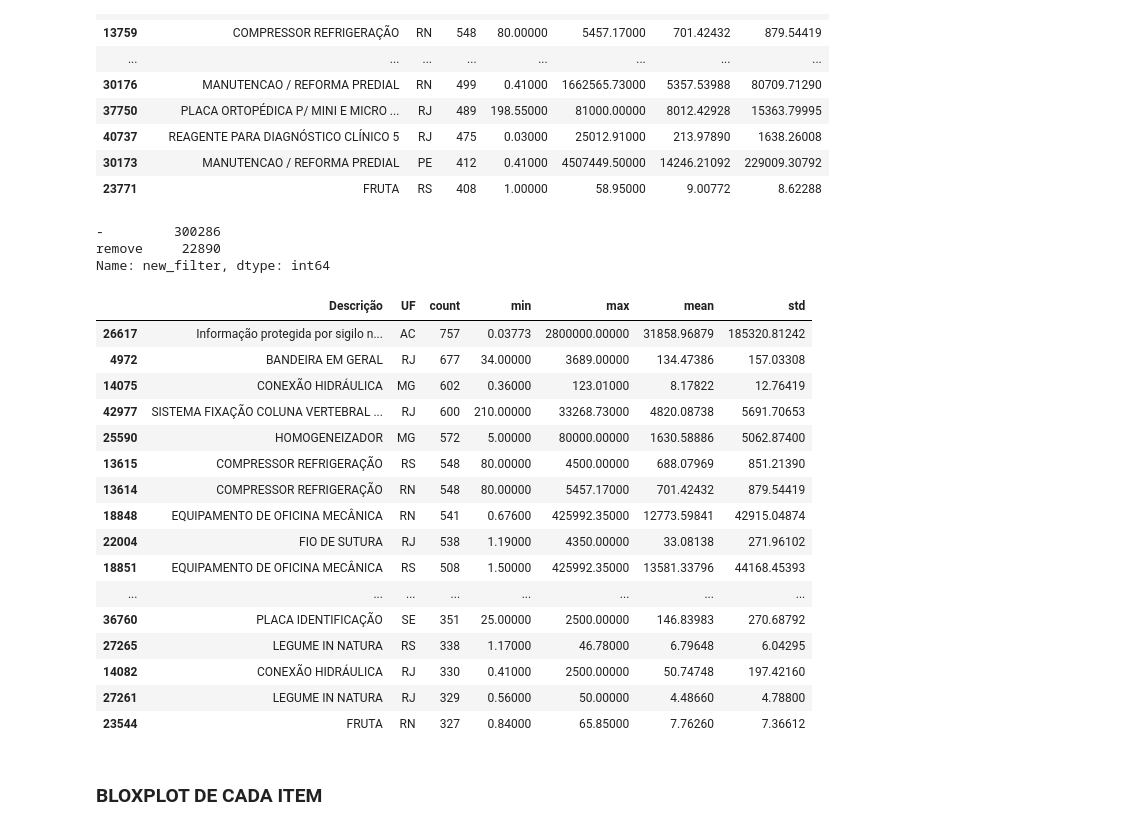
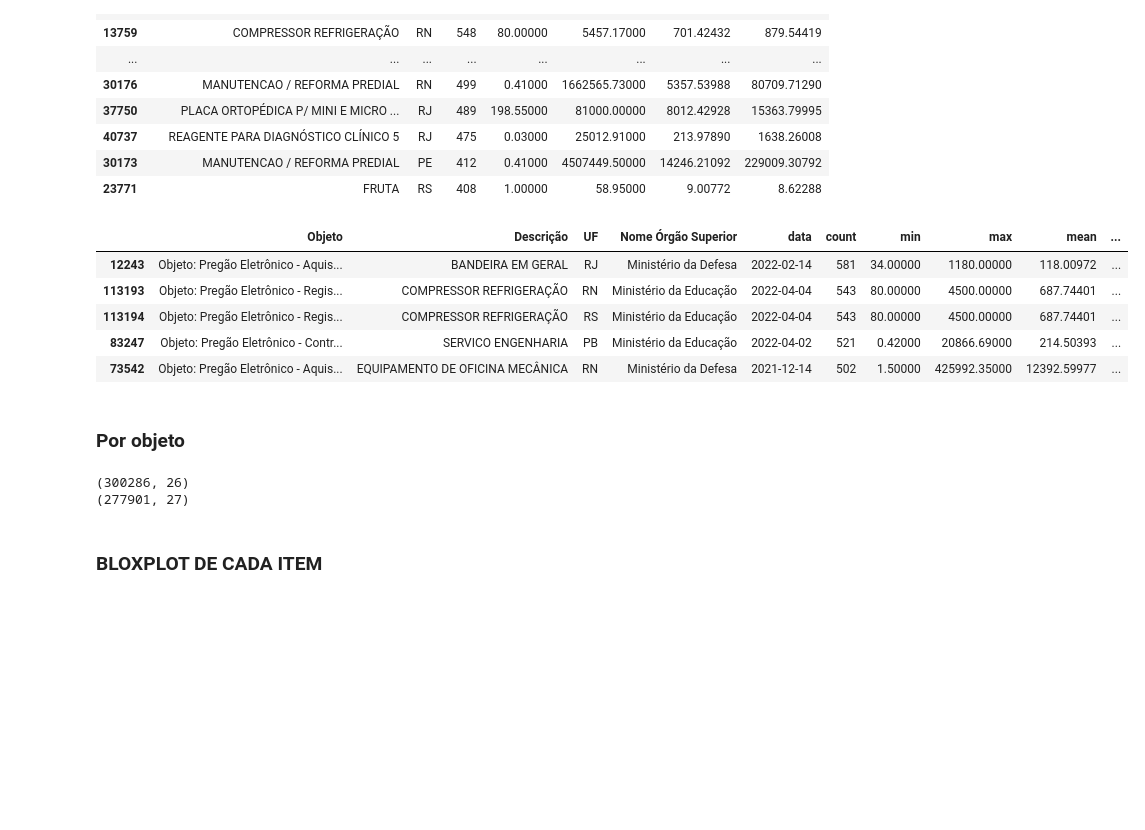
Before and after one commit to ednaelxd/public_bidding, a Jupyter notebook: notebooks/02_abordagem_estatistica_polido.ipynb, the cells around one changed output. Drawn from its saved outputs; the diff is of its cells as text; code cells hidden in the pictures; blank space fills up the shorter version.

```diff
--- a/notebooks/02_abordagem_estatistica_polido.ipynb
+++ b/notebooks/02_abordagem_estatistica_polido.ipynb
@@ -3,7 +3,7 @@ import pandas as pd
 import numpy as np
 from matplotlib import pyplot as plt
 # %%
-df = pd.read_csv('..\data_processed\dados_merge.csv',index_col=[0])
+df = pd.read_csv('..\data\dados_merge.zip',compression='zip',index_col=[0])
 # %%
 df.drop(['Código UG_y',
 'Nome UG_y',
@@ -75,35 +81,22 @@ range1[0:20]
 # %%
 from remove_itens import define_obra
 df['new_filter'] = define_obra(df)
-# %%
-df['new_filter'].value_counts()
-# %% [output]
--         300286
-remove     22890
-Name: new_filter, dtype: int64
+# %%
+df_filter1 = df[df['new_filter']=='-']
 # %%
-agrup = df[(df['Obras']=='Compras/Servicos') & (df['new_filter']=='-')].groupby(['Descrição','UF']).agg({'valor_individual':['count','min','max','mean','std']})
+agrup = df_filter1.groupby(['Objeto','Descrição','UF','Nome Órgão Superior','data']).agg({'valor_individual':['count','min','max','mean','std']})
 agrup = pd.DataFrame(agrup['valor_individual']).reset_index(drop=False)
 agrup = agrup.sort_values(by='count',ascending=False)
 
-range1 = agrup[(agrup['mean']!=0) & (agrup['count']>=10)]
+range1 = agrup[(agrup['mean']!=0)]
 range1 = range1.sort_values(by='count',ascending=False)
-range1[0:20]
+range1.head()
 # %% [output]
-|  | Descrição | UF | count | min | max | mean | std |
-| 26617 | Informação protegida por sigilo n... | AC | 757 | 0.03773 | 2800000.00000 | 31858.96879 | 185320.81242 |
-| 4972 | BANDEIRA EM GERAL | RJ | 677 | 34.00000 | 3689.00000 | 134.47386 | 157.03308 |
-| 14075 | CONEXÃO HIDRÁULICA | MG | 602 | 0.36000 | 123.01000 | 8.17822 | 12.76419 |
-| 42977 | SISTEMA FIXAÇÃO COLUNA VERTEBRAL ... | RJ | 600 | 210.00000 | 33268.73000 | 4820.08738 | 5691.70653 |
-| 25590 | HOMOGENEIZADOR | MG | 572 | 5.00000 | 80000.00000 | 1630.58886 | 5062.87400 |
-| 13615 | COMPRESSOR REFRIGERAÇÃO | RS | 548 | 80.00000 | 4500.00000 | 688.07969 | 851.21390 |
-| 13614 | COMPRESSOR REFRIGERAÇÃO | RN | 548 | 80.00000 | 5457.17000 | 701.42432 | 879.54419 |
-| 18848 | EQUIPAMENTO DE OFICINA MECÂNICA | RN | 541 | 0.67600 | 425992.35000 | 12773.59841 | 42915.04874 |
-| 22004 | FIO DE SUTURA | RJ | 538 | 1.19000 | 4350.00000 | 33.08138 | 271.96102 |
-| 18851 | EQUIPAMENTO DE OFICINA MECÂNICA | RS | 508 | 1.50000 | 425992.35000 | 13581.33796 | 44168.45393 |
-| ... | ... | ... | ... | ... | ... | ... | ... |
-| 36760 | PLACA IDENTIFICAÇÃO | SE | 351 | 25.00000 | 2500.00000 | 146.83983 | 270.68792 |
-| 27265 | LEGUME IN NATURA | RS | 338 | 1.17000 | 46.78000 | 6.79648 | 6.04295 |
-| 14082 | CONEXÃO HIDRÁULICA | RJ | 330 | 0.41000 | 2500.00000 | 50.74748 | 197.42160 |
-| 27261 | LEGUME IN NATURA | RJ | 329 | 0.56000 | 50.00000 | 4.48660 | 4.78800 |
-| 23544 | FRUTA | RN | 327 | 0.84000 | 65.85000 | 7.76260 | 7.36612 |
+|  | Objeto | Descrição | UF | Nome Órgão Superior | data | count | min | max | mean | ... |
+| 12243 | Objeto: Pregão Eletrônico - Aquis... | BANDEIRA EM GERAL | RJ | Ministério da Defesa | 2022-02-14 | 581 | 34.00000 | 1180.00000 | 118.00972 | ... |
+| 113193 | Objeto: Pregão Eletrônico - Regis... | COMPRESSOR REFRIGERAÇÃO | RN | Ministério da Educação | 2022-04-04 | 543 | 80.00000 | 4500.00000 | 687.74401 | ... |
+| 113194 | Objeto: Pregão Eletrônico - Regis... | COMPRESSOR REFRIGERAÇÃO | RS | Ministério da Educação | 2022-04-04 | 543 | 80.00000 | 4500.00000 | 687.74401 | ... |
+| 83247 | Objeto: Pregão Eletrônico - Contr... | SERVICO ENGENHARIA | PB | Ministério da Educação | 2022-04-02 | 521 | 0.42000 | 20866.69000 | 214.50393 | ... |
+| 73542 | Objeto: Pregão Eletrônico - Aquis... | EQUIPAMENTO DE OFICINA MECÂNICA | RN | Ministério da Defesa | 2021-12-14 | 502 | 1.50000 | 425992.35000 | 12392.59977 | ... |
+# %% [markdown]
+### Por objeto
@@ -109,0 +107,6 @@ range1[0:20]
+# %%
+print(df_filter1.shape)
+print(df_filter2.shape)
+# %% [output]
+(300286, 26)
+(277901, 27)
```
Also changed, not shown: parts of 19 cells of this notebook, 9 other files.
